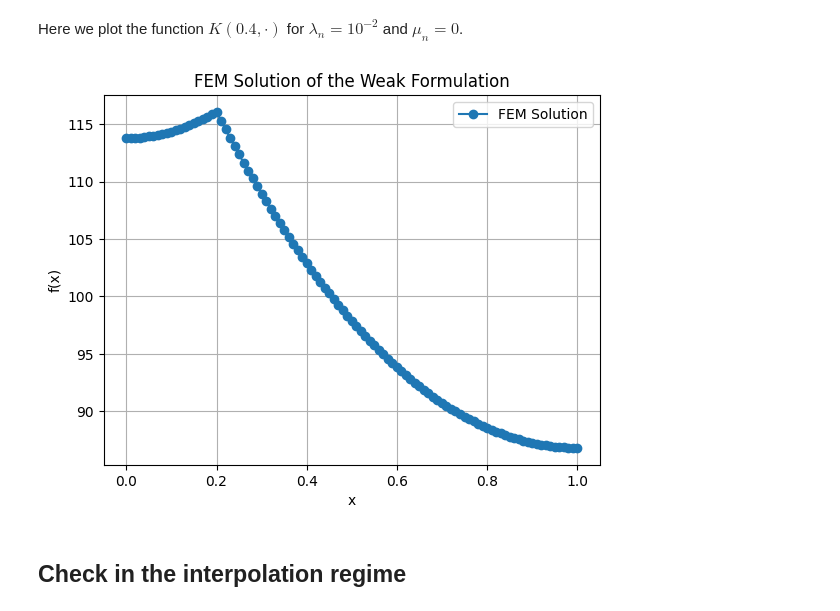
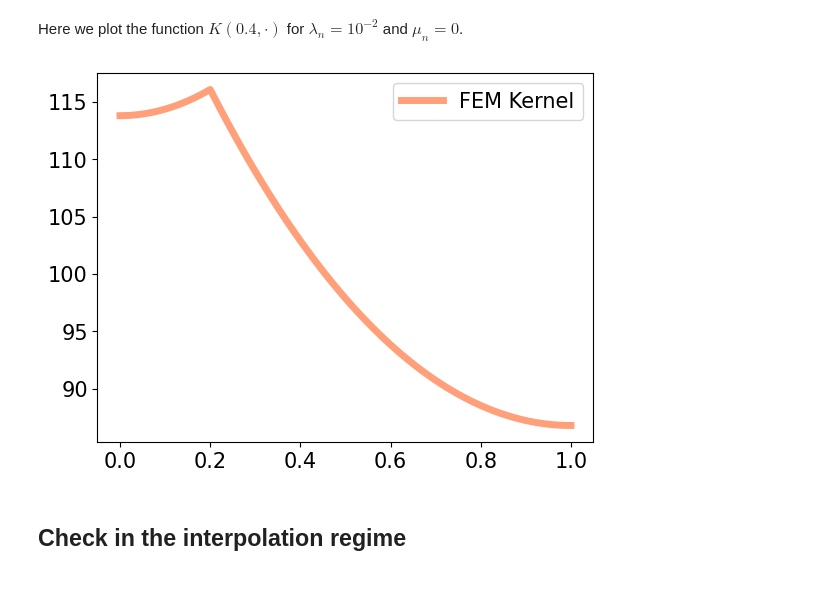
Before and after one commit to NathanDoumeche/numerical_PIML_kernel, a Jupyter notebook: 1-FEM_kernel_approximation.ipynb, the cells around one changed output. Saved outputs shown, nothing was run; the diff lists cells and outputs as text; code cells hidden in the pictures.

```diff
--- a/1-FEM_kernel_approximation.ipynb
+++ b/1-FEM_kernel_approximation.ipynb
@@ -98,21 +108,21 @@ Here we plot the function $K(0.4, \cdot)$ for $\lambda_n = 10^{-2}$ and $\mu_n =
 # %%
 # Number of elements
 m = 100
 x_eval = 0.2
 lambda_n, mu_n = 0.01,0
 
 x_list, f_nodes, f = FEM(x_eval, m, lambda_n, mu_n)
 
-
-plt.plot(x_list, f, '-o', label='FEM Solution')
-plt.xlabel('x')
-plt.ylabel('f(x)')
-plt.title('FEM Solution of the Weak Formulation')
+plt.rcParams.update({'font.size': 15})
+plt.plot(x_list, f, linewidth=5, label='FEM Kernel', c='lightsalmon')
+plt.xlabel('')
+plt.ylabel('')
 plt.legend()
-plt.grid(True)
+#plt.grid(True)
+plt.savefig("fig1.pdf", format="pdf", bbox_inches="tight")
 plt.show()
 # %% [output]
-[figure, old version]
+[figure, new version]
 # %% [markdown]
 ## Check in the interpolation regime
 # %% [markdown]
```
Also changed, not shown: parts of 5 cells of this notebook.
